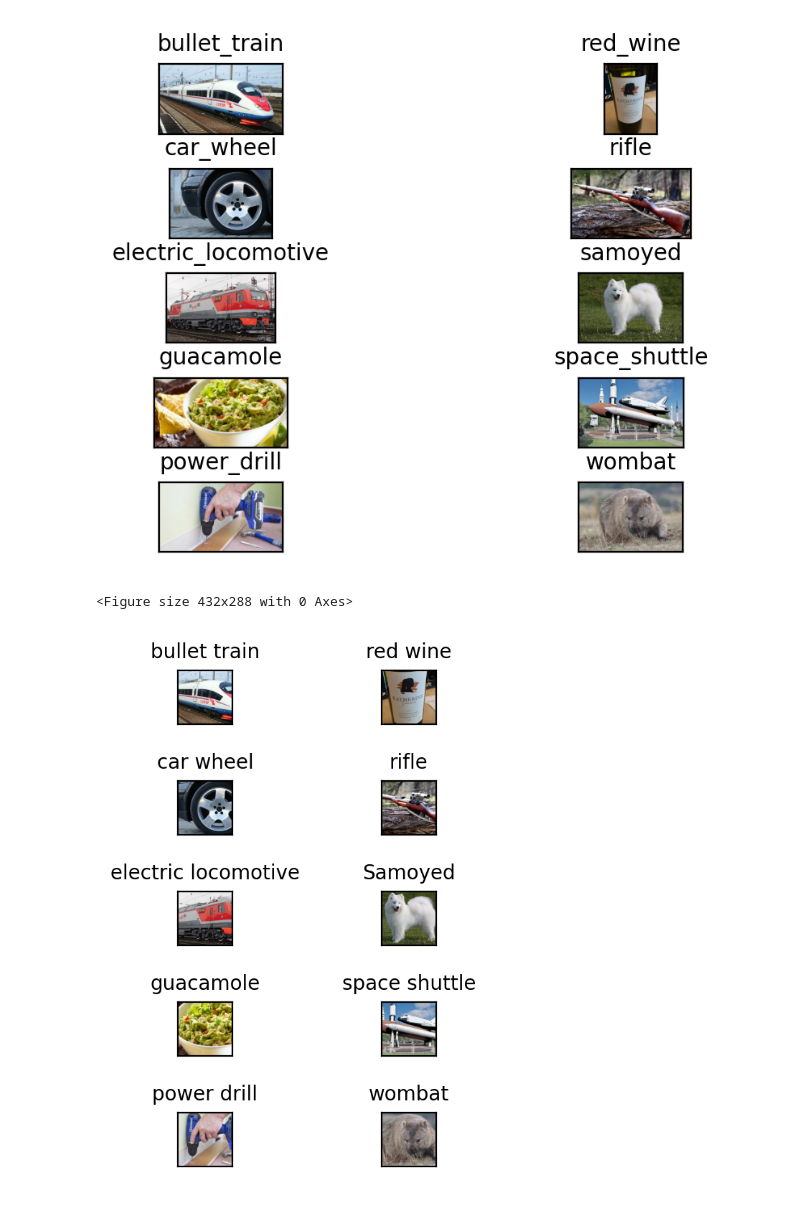
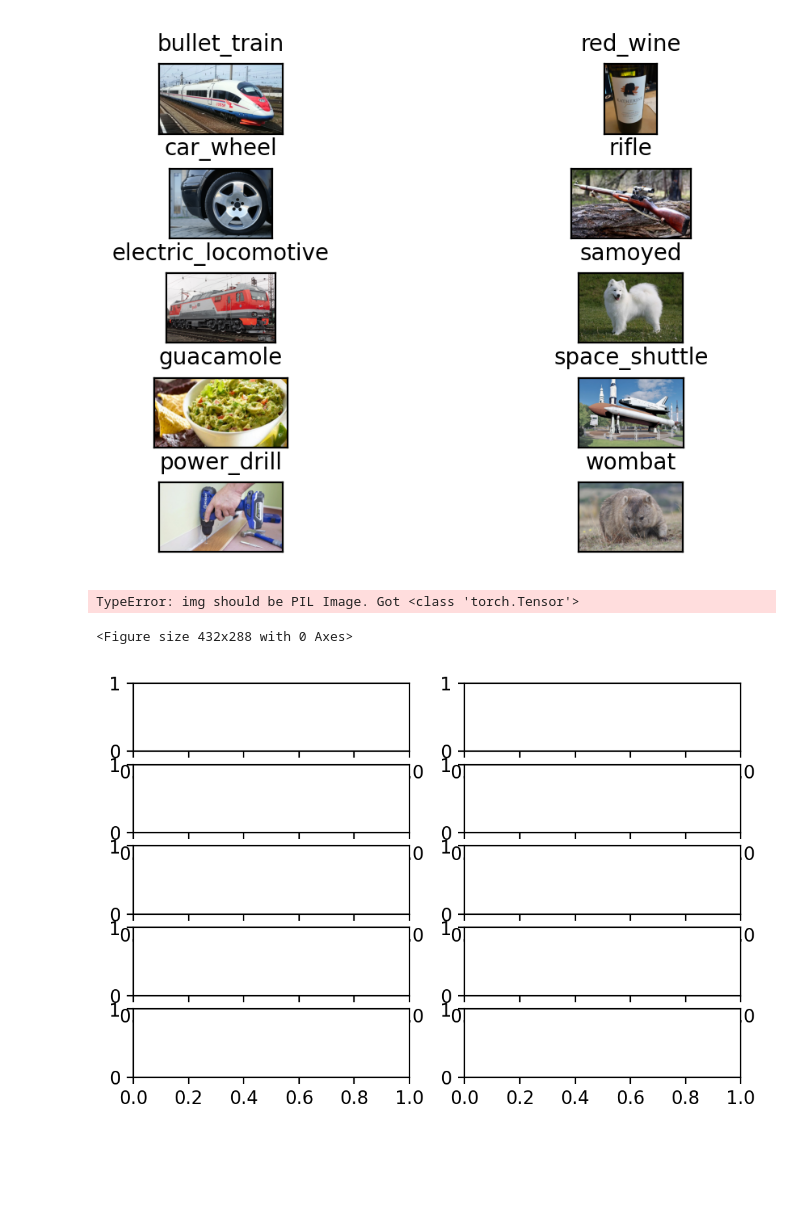
Before and after one commit to DanonOfficial/Adversarial_Attacks_project, a Jupyter notebook: AdvAttack.ipynb, the cells around one changed output. Saved outputs shown, nothing was run; the diff lists cells and outputs as text; code cells hidden in the pictures; blank space fills up the shorter version.

```diff
--- a/AdvAttack.ipynb
+++ b/AdvAttack.ipynb
@@ -15,4 +15,7 @@ images = []
 with open('mapping.txt', 'r') as file:
     reader = csv.reader(file)
     for row in reader:
+        input_image = Image.open("data/" + row[0])
+        row.append(input_image)
         images.append(row)
+print(images)
@@ -29,7 +34,7 @@ for i in range(10):
     input_image = Image.open("data/" + images[i][0])
     axarr[x, y].axes.get_xaxis().set_visible(False)
     axarr[x, y].axes.get_yaxis().set_visible(False)
-    axarr[x, y].imshow(input_image)
+    axarr[x, y].imshow(images[i][3])
     axarr[x, y].set_title(images[i][1], fontsize=10)
     plt.subplots_adjust(wspace=None, hspace=0.5)
 # %% [output]
@@ -75,18 +80,18 @@ def get_most_probable_class(image, network, raw_image=True):
 # %%
 plt.figure()
 f, axarr = plt.subplots(5,2, dpi=200)
 to_image = transforms.ToPILImage()
 for i in range(10):
     y = i // 5
     x = i % 5
-    input_image = Image.open("data/" + images[i][0])
-    input_image = transform_image(input_image)
+    input_image = transform_image(images[i][3])
     axarr[x, y].imshow(inverse_transform(input_image[0]).permute(1, 2, 0).detach().numpy() )
     axarr[x, y].axes.get_xaxis().set_visible(False)
     axarr[x, y].axes.get_yaxis().set_visible(False)
     index, label = get_most_probable_class(input_image, network, False)
     axarr[x, y].set_title(label.split(",")[0], fontsize=10)
     plt.tight_layout()
 # %% [output]
-<Figure size 432x288 with 0 Axes>
+TypeError: img should be PIL Image. Got <class 'torch.Tensor'>
+<Figure size 432x288 with 0 Axes>
-[figure, old version]
+[figure, new version]
```
Also changed, not shown: parts of 23 cells of this notebook, 1 other file.
